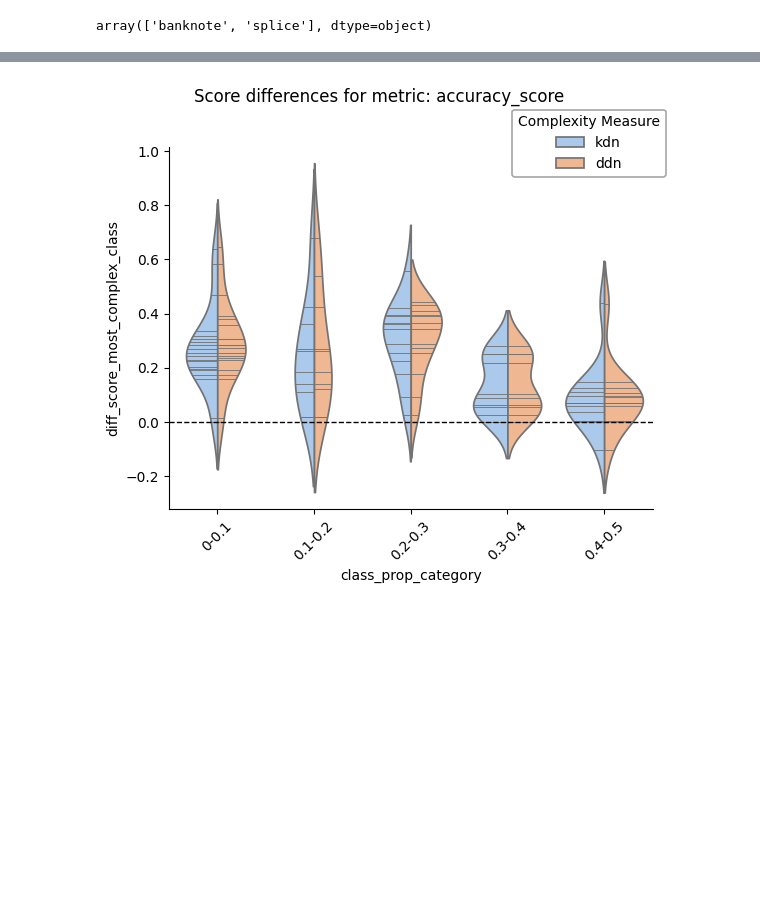
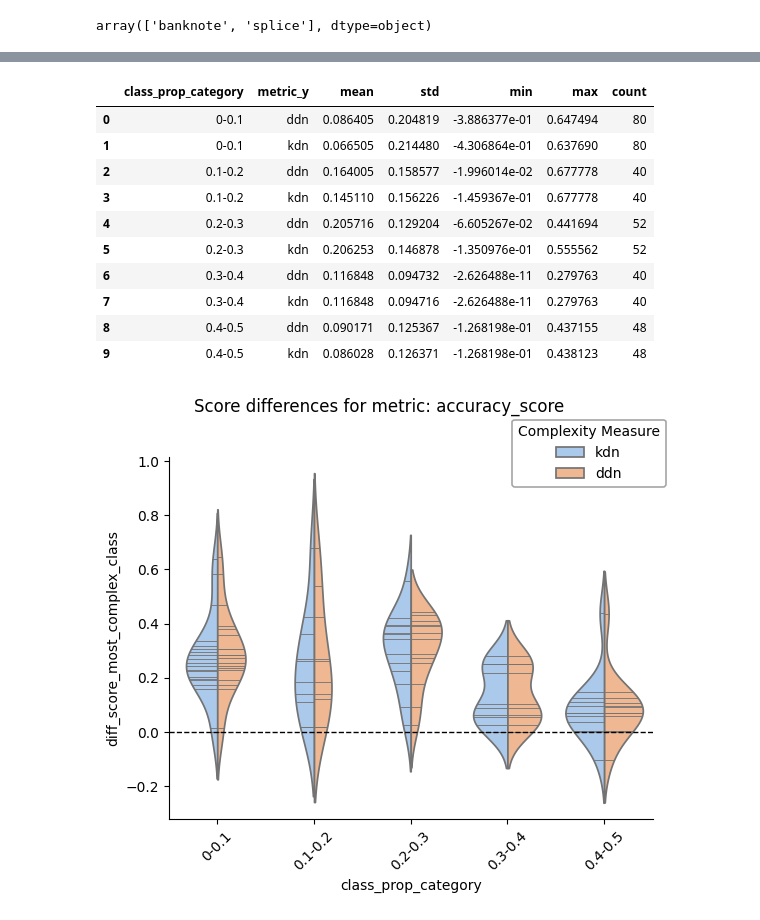
Before and after one commit to URJCDSLab/dynamic_disagreeing_neighbors, a Jupyter notebook: notebooks/complexity_across_models_and_imbalance.ipynb, the cells around one changed output, grey strips where cells are left out. Cells and saved outputs as stored; diff of their text form; code cells hidden in the pictures; blank space fills up the shorter version.

```diff
--- a/notebooks/complexity_across_models_and_imbalance.ipynb
+++ b/notebooks/complexity_across_models_and_imbalance.ipynb
@@ -60 +163,15 @@ df_description.rename(columns={'index': 'dataset'}, inplace=True)
+# %%
+calculate_grouped_statistics(df_merged, diff='diff_score_most_complex_class', x_var='class_prop_category')
+# %% [output]
+|  | class_prop_category | metric_y | mean | std | min | max | count |
+| 0 | 0-0.1 | ddn | 0.086405 | 0.204819 | -3.886377e-01 | 0.647494 | 80 |
+| 1 | 0-0.1 | kdn | 0.066505 | 0.214480 | -4.306864e-01 | 0.637690 | 80 |
+| 2 | 0.1-0.2 | ddn | 0.164005 | 0.158577 | -1.996014e-02 | 0.677778 | 40 |
+| 3 | 0.1-0.2 | kdn | 0.145110 | 0.156226 | -1.459367e-01 | 0.677778 | 40 |
+| 4 | 0.2-0.3 | ddn | 0.205716 | 0.129204 | -6.605267e-02 | 0.441694 | 52 |
+| 5 | 0.2-0.3 | kdn | 0.206253 | 0.146878 | -1.350976e-01 | 0.555562 | 52 |
+| 6 | 0.3-0.4 | ddn | 0.116848 | 0.094732 | -2.626488e-11 | 0.279763 | 40 |
+| 7 | 0.3-0.4 | kdn | 0.116848 | 0.094716 | -2.626488e-11 | 0.279763 | 40 |
+| 8 | 0.4-0.5 | ddn | 0.090171 | 0.125367 | -1.268198e-01 | 0.437155 | 48 |
+| 9 | 0.4-0.5 | kdn | 0.086028 | 0.126371 | -1.268198e-01 | 0.438123 | 48 |
 # %%
```
Also changed, not shown: parts of 14 cells of this notebook, 1 other file.
